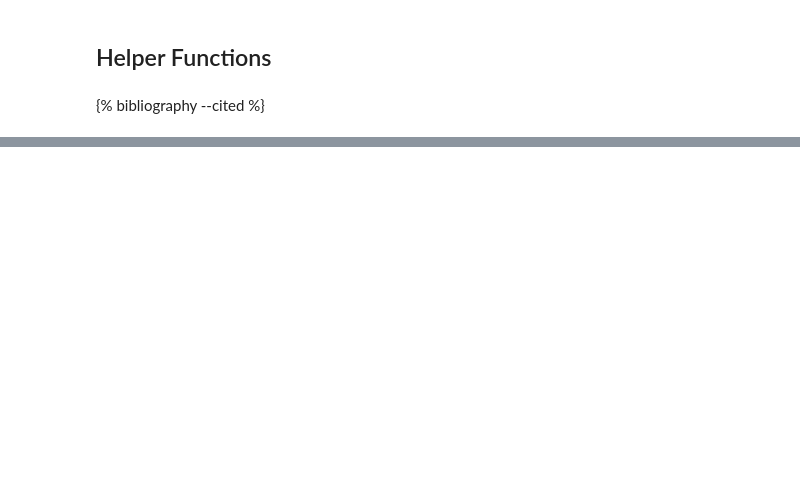
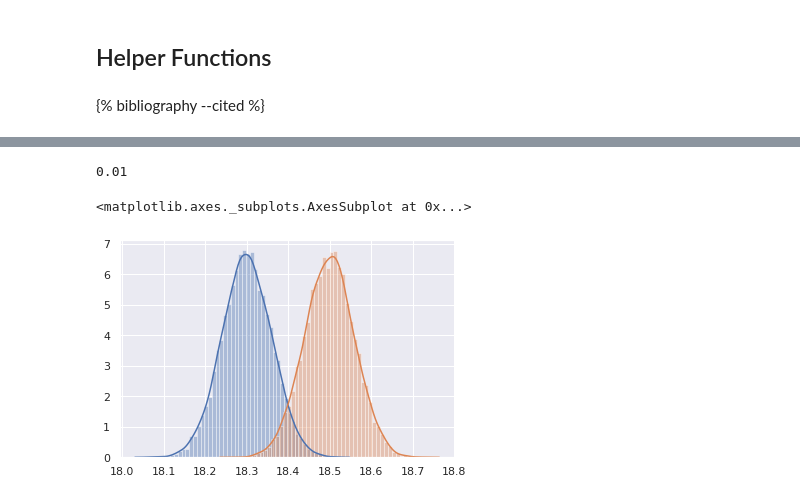
Before and after one commit to ChristopherTh/statistics-blog, a Jupyter notebook: _notebooks/2020-08-23-Hypothses_testing.ipynb, the cells around one changed output, grey strips where cells are left out. Drawn from its saved outputs; the diff is of its cells as text; code cells hidden in the pictures; blank space fills up the shorter version.

```diff
--- a/_notebooks/2020-08-23-Hypothses_testing.ipynb
+++ b/_notebooks/2020-08-23-Hypothses_testing.ipynb
@@ -104,0 +133,26 @@ norm.ppf(0.975)
+# %%
+resolution = 300
+#alpha = .05
+grid = np.linspace(16, 18 , resolution)
+
+num_sim = 200
+num_obs = 200
+alpha = 0.01
+quantile = norm.ppf(1 - alpha / 2, loc = 18.3, scale = 0.18  / np.sqrt(9) )
+quantile2 = norm.ppf(1- (1-alpha / 2), loc = 18.3, scale = 0.18  / np.sqrt(9) )
+
+data = norm.rvs(loc = 18.3 ,scale = 0.18 / np.sqrt(9), size = 10000)
+
+result = np.where((data > quantile) | (data <  quantile2), 1, 0).mean()
+result
+# %% [output]
+0.01
+# %%
+data = norm.rvs(loc = 18.3 ,scale = 0.18   / 3, size = 10000)
+data2 = norm.rvs(loc = 18.5 ,scale = 0.18  / 3, size = 10000)
+
+sns.distplot(data)
+sns.distplot(data2)
+# %% [output]
+<matplotlib.axes._subplots.AxesSubplot at 0x...>
+[figure, added]
```
Also changed, not shown: parts of 15 cells of this notebook, 3 other files.
